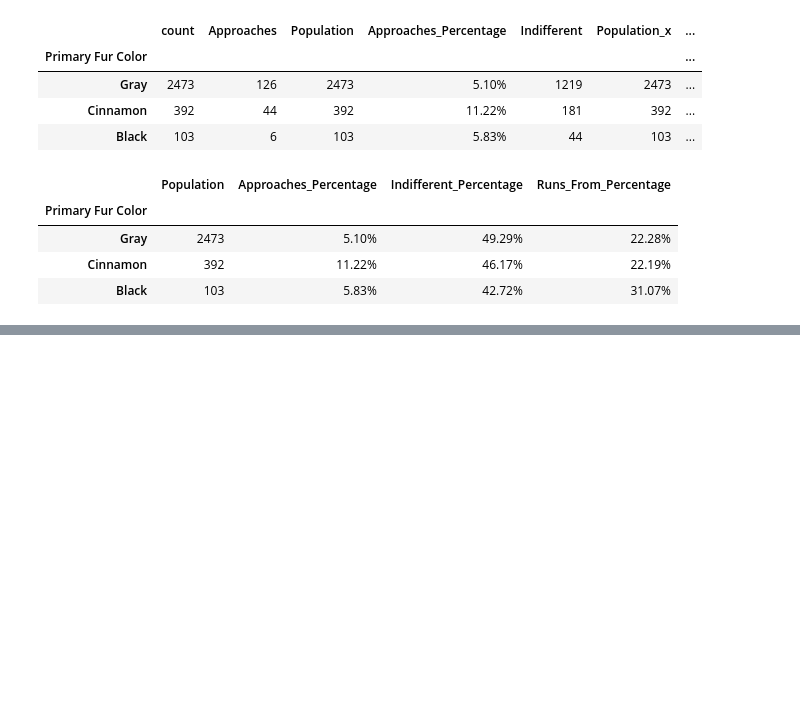
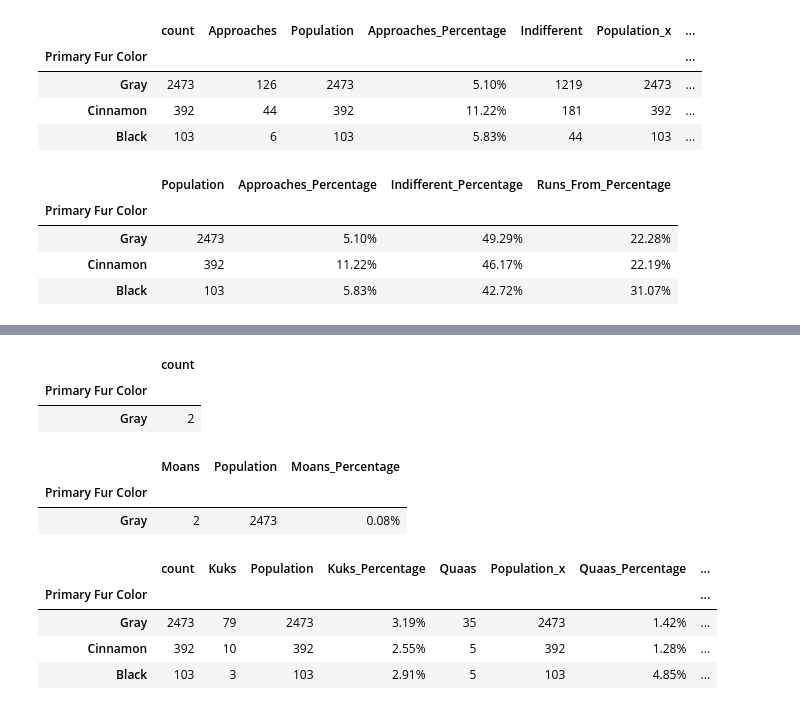
Before and after one commit to brown016340/Project-1, a Jupyter notebook: SquirrelBehaviorGraphs.ipynb, the cells around one changed output, grey strips where cells are left out. Cells and saved outputs as stored; diff of their text form; code cells hidden in the pictures; blank space fills up the shorter version.

```diff
--- a/SquirrelBehaviorGraphs.ipynb
+++ b/SquirrelBehaviorGraphs.ipynb
@@ -372,0 +447,10 @@ behaviors_pct_df
+# %%
+# Lets figure out what percentage of squirrels of a given color exhibit a behavior.
+quaas_percent = pd.merge(quaas_df, population_df, on="Primary Fur Color")
+
+# Rename columns
+quaas_percent = quaas_percent.rename(columns={"count_x": "Quaas", "count_y": "Population"})
+quaas_percent["Quaas_Percentage"] = quaas_percent["Quaas"] / quaas_percent["Population"]
+quaas_percent["Quaas_Percentage"] = quaas_percent["Quaas_Percentage"].map("{:,.2%}".format)
+
+quaas_percent
@@ -372,0 +463,9 @@ behaviors_pct_df
+# %%
+# Filter down DF to rows where a given behavior is True
+# In this case, lets narrow it to where Moans is True
+moans = squirrel_df[squirrel_df["Moans"] == True]
+
+# Reset Index
+moans = moans.reset_index(drop=True)
+
+moans.head()
@@ -372,0 +478,35 @@ behaviors_pct_df
+# %%
+# What is the breakdown of the number of squirrels with each fur color that used Moans?
+moans_df = pd.DataFrame(moans["Primary Fur Color"].value_counts())
+moans_df
+# %% [output]
+|  | count |
+| Primary Fur Color |  |
+| Gray | 2 |
+# %%
+# Lets figure out what percentage of squirrels of a given color exhibit a behavior.
+moans_percent = pd.merge(moans_df, population_df, on="Primary Fur Color")
+
+# Rename columns
+moans_percent = moans_percent.rename(columns={"count_x": "Moans", "count_y": "Population"})
+moans_percent["Moans_Percentage"] = moans_percent["Moans"] / moans_percent["Population"]
+moans_percent["Moans_Percentage"] = moans_percent["Moans_Percentage"].map("{:,.2%}".format)
+
+moans_percent
+# %% [output]
+|  | Moans | Population | Moans_Percentage |
+| Primary Fur Color |  |  |  |
+| Gray | 2 | 2473 | 0.08% |
+# %%
+# Merge the percentages for vocalizations
+vocalizations_pct_df = pd.merge(population_df, kuks_percent, on="Primary Fur Color")
+vocalizations_pct2_df = pd.merge(quaas_percent, moans_percent, on="Primary Fur Color", how="left")
+
+vocalizations_pct_df = pd.merge(vocalizations_pct_df, vocalizations_pct2_df, on="Primary Fur Color")
+vocalizations_pct_df
+# %% [output]
+|  | count | Kuks | Population | Kuks_Percentage | Quaas | Population_x | Quaas_Percentage | ... |
+| Primary Fur Color |  |  |  |  |  |  |  | ... |
+| Gray | 2473 | 79 | 2473 | 3.19% | 35 | 2473 | 1.42% | ... |
+| Cinnamon | 392 | 10 | 392 | 2.55% | 5 | 392 | 1.28% | ... |
+| Black | 103 | 3 | 103 | 2.91% | 5 | 103 | 4.85% | ... |
```
Also changed, not shown: parts of 9 cells of this notebook.
